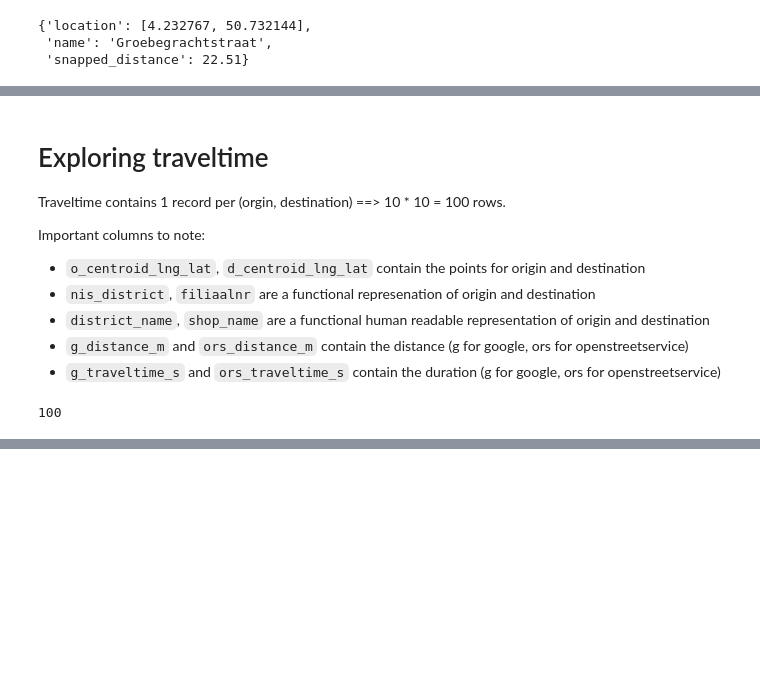
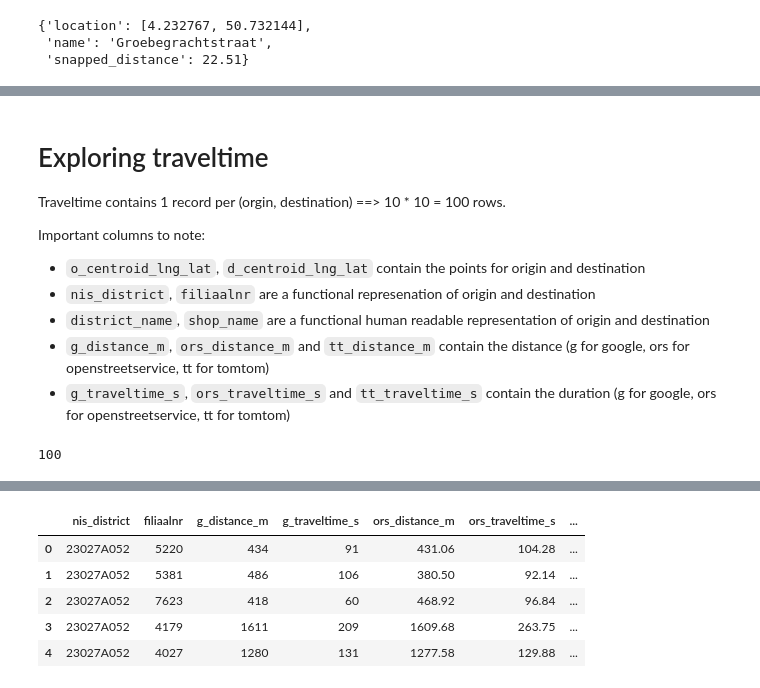
Before and after one commit to MarkiesFredje/google-maps-distance, a Jupyter notebook: explore.ipynb, the cells around one changed output, grey strips where cells are left out. Cells and saved outputs as stored; diff of their text form; code cells hidden in the pictures; blank space fills up the shorter version.

Commit message:
finished tomtom results

```diff
--- a/explore.ipynb
+++ b/explore.ipynb
@@ -183,8 +226,8 @@ Important columns to note:
 * `o_centroid_lng_lat`, `d_centroid_lng_lat` contain the points for origin and destination
 * `nis_district`, `filiaalnr` are a functional represenation of origin and destination
 * `district_name`, `shop_name` are a functional human readable representation of origin and destination
-* `g_distance_m` and `ors_distance_m` contain the distance (g for google, ors for openstreetservice)
-* `g_traveltime_s` and `ors_traveltime_s` contain the duration (g for google, ors for openstreetservice)
+* `g_distance_m`, `ors_distance_m` and `tt_distance_m` contain the distance (g for google, ors for openstreetservice, tt for tomtom)
+* `g_traveltime_s`, `ors_traveltime_s` and `tt_traveltime_s` contain the duration (g for google, ors for openstreetservice, tt for tomtom)
 # %%
 gdf_traveltime = load("traveltime_shops_near_home.pickle")
 gdf_traveltime.shape[0]
@@ -226 +303,10 @@ df_traveltime_deviation["delta_g_ors_m_pct"] = (
+# %%
+df_traveltime_deviation.head()
+# %% [output]
+|  | nis_district | filiaalnr | g_distance_m | g_traveltime_s | ors_distance_m | ors_traveltime_s | ... |
+| 0 | 23027A052 | 5220 | 434 | 91 | 431.06 | 104.28 | ... |
+| 1 | 23027A052 | 5381 | 486 | 106 | 380.50 | 92.14 | ... |
+| 2 | 23027A052 | 7623 | 418 | 60 | 468.92 | 96.84 | ... |
+| 3 | 23027A052 | 4179 | 1611 | 209 | 1609.68 | 263.75 | ... |
+| 4 | 23027A052 | 4027 | 1280 | 131 | 1277.58 | 129.88 | ... |
 # %%
```
Also changed, not shown: parts of 10 cells of this notebook, 2 other files.
